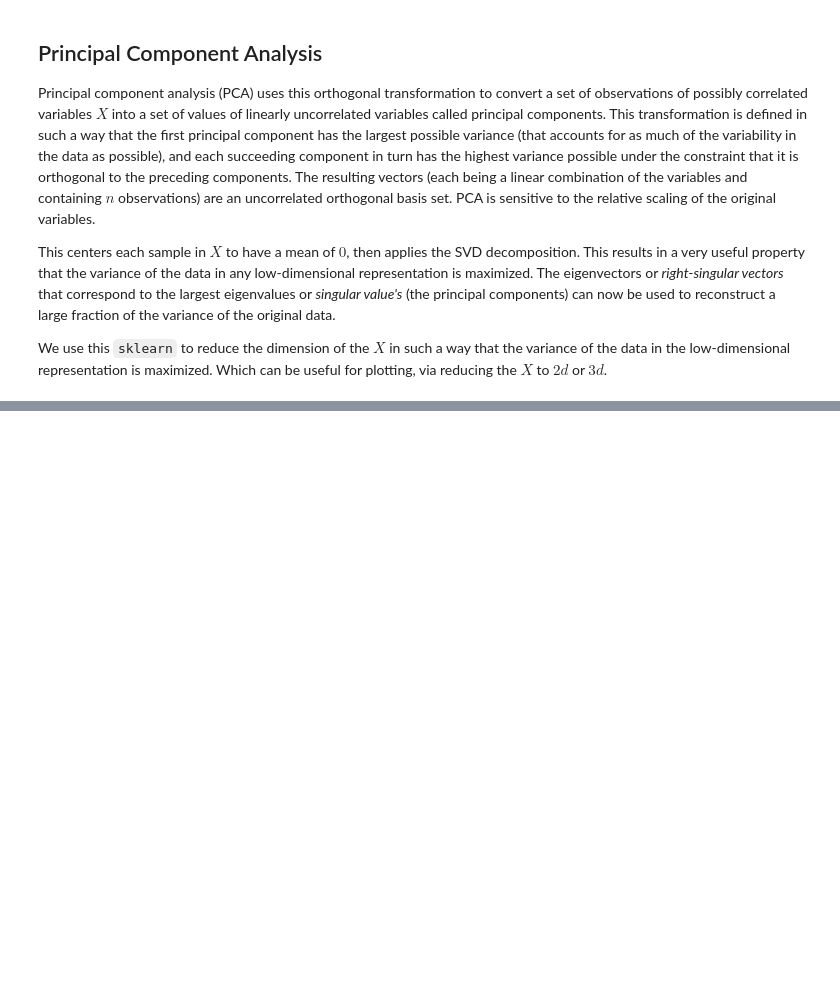
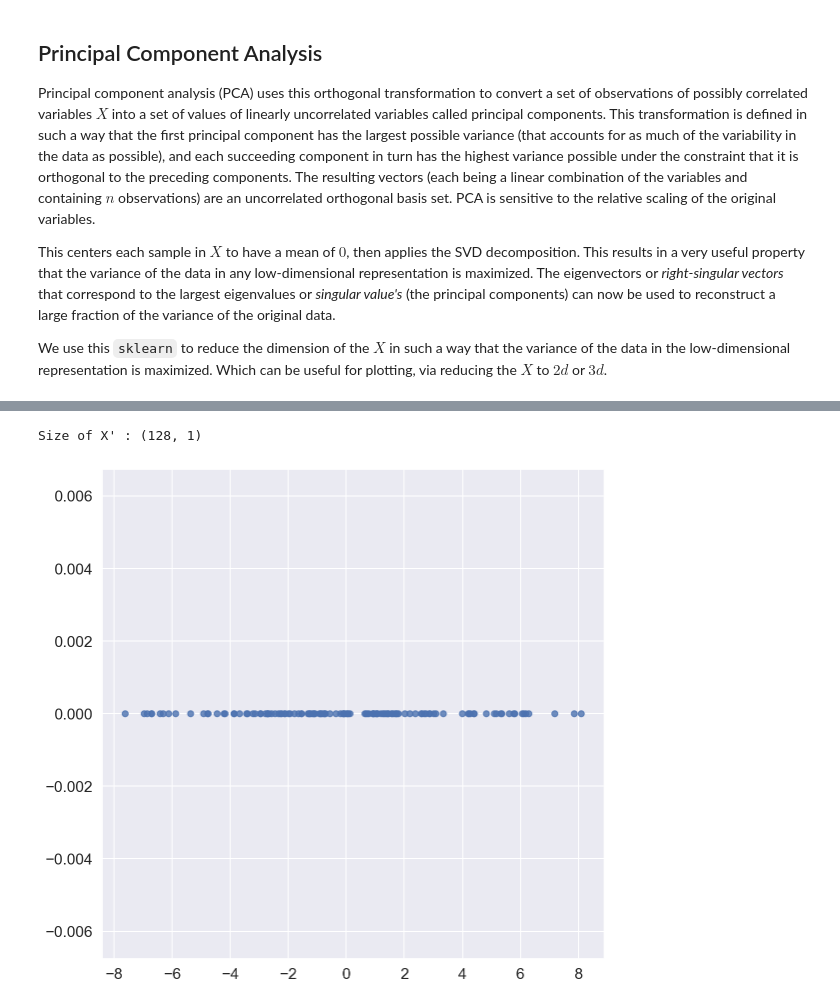
Before and after one commit to PacktPublishing/Practical-Machine-Learning-with-TensorFlow-2.0-and-Scikit-Learn, a Jupyter notebook: section_4/4-3.ipynb, the cells around one changed output, grey strips where cells are left out. Saved outputs shown, nothing was run; the diff lists cells and outputs as text; code cells hidden in the pictures; blank space fills up the shorter version.

```diff
--- a/section_4/4-3.ipynb
+++ b/section_4/4-3.ipynb
@@ -182,0 +92,11 @@ SyntaxError: invalid syntax (<ipython-input-3-7b271289cae2>, line 1)
+# %%
+pca = PCA(n_components=1)
+pca.fit(X_train)
+X_pca = pca.transform(X_train)
+plt.scatter(X_pca, np.zeros(len(X_pca)), alpha=0.8)
+plt.plot()
+
+print("Size of X' : {}".format(X_pca.shape))
+# %% [output]
+Size of X' : (128, 1)
+[figure, added]
```
Also changed, not shown: parts of 18 cells of this notebook.
